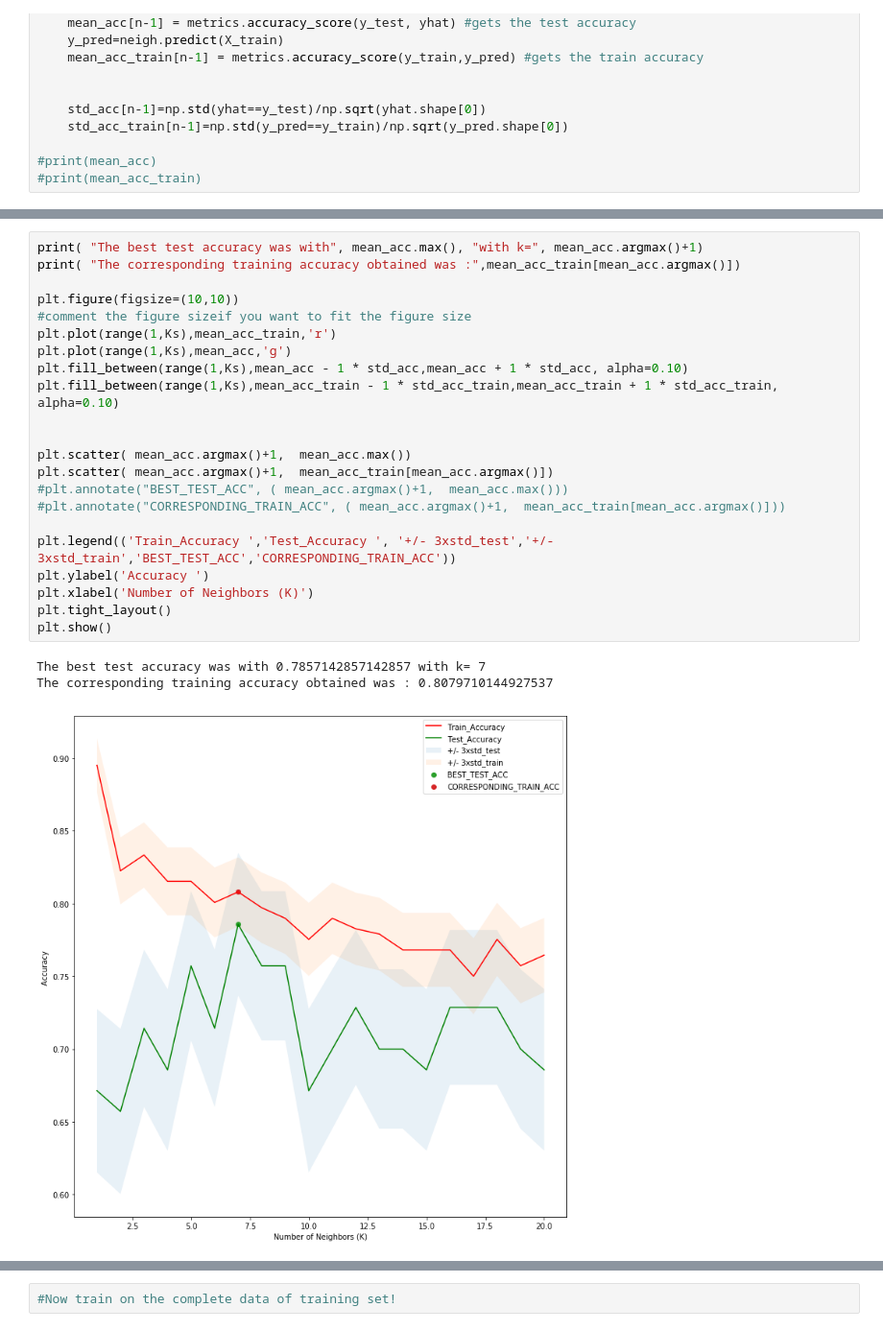
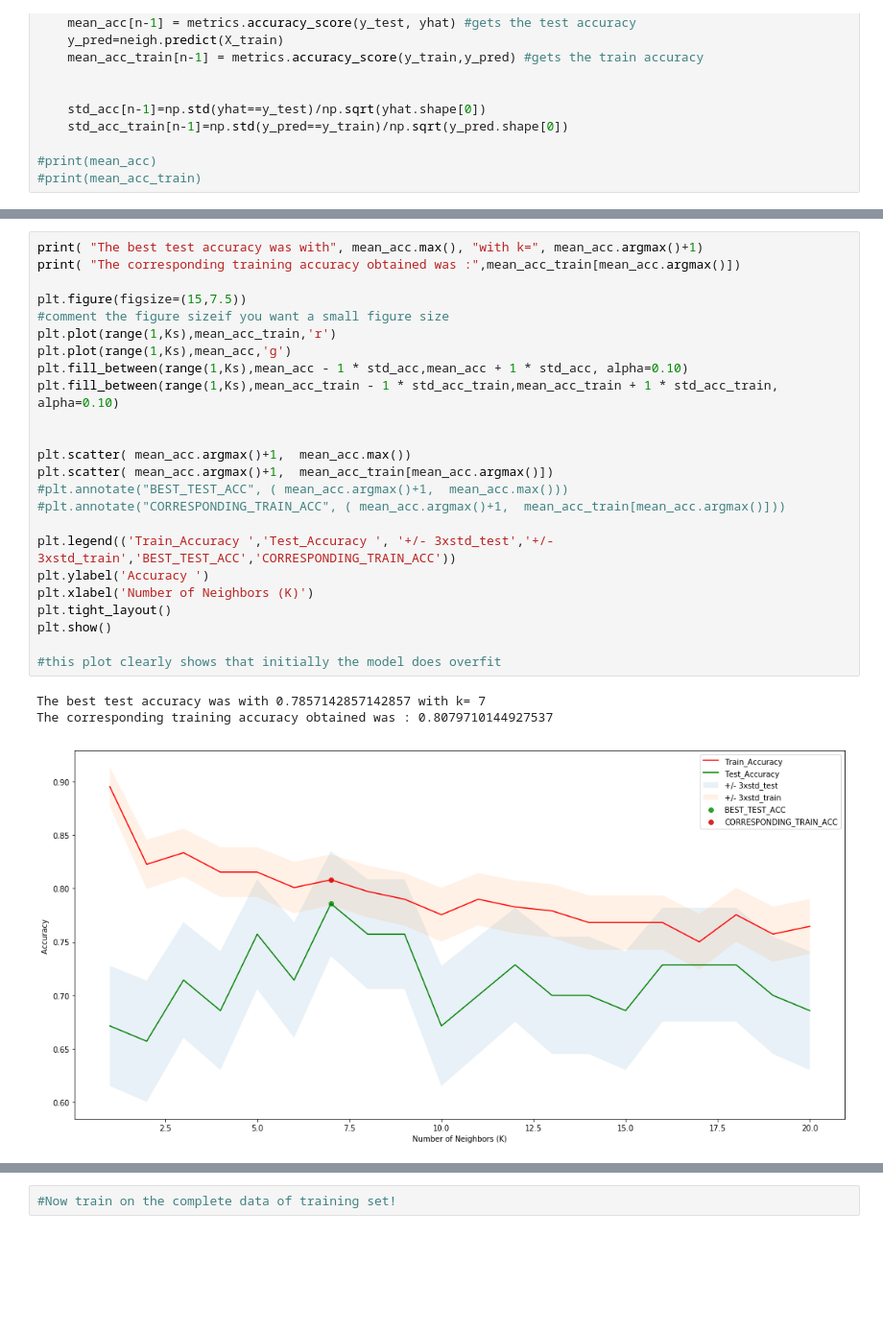
Before and after one commit to khanfarhan10/coursera-ml-capstone-project, a Jupyter notebook: ML_Project.ipynb, the cells around one changed output, grey strips where cells are left out. Shown: that part at 96% size. Drawn from its saved outputs; the diff is of its cells as text; blank space fills up the shorter version.

```diff
--- a/ML_Project.ipynb
+++ b/ML_Project.ipynb
@@ -364,26 +366,28 @@ plt.show()
 # %%
 print( "The best test accuracy was with", mean_acc.max(), "with k=", mean_acc.argmax()+1)
 print( "The corresponding training accuracy obtained was :",mean_acc_train[mean_acc.argmax()])
 
-plt.figure(figsize=(10,10))
-#comment the figure sizeif you want to fit the figure size
+plt.figure(figsize=(15,7.5))
+#comment the figure sizeif you want a small figure size
 plt.plot(range(1,Ks),mean_acc_train,'r')
 plt.plot(range(1,Ks),mean_acc,'g')
 plt.fill_between(range(1,Ks),mean_acc - 1 * std_acc,mean_acc + 1 * std_acc, alpha=0.10)
 plt.fill_between(range(1,Ks),mean_acc_train - 1 * std_acc_train,mean_acc_train + 1 * std_acc_train, alpha=0.10)
 
 
 plt.scatter( mean_acc.argmax()+1,  mean_acc.max())
 plt.scatter( mean_acc.argmax()+1,  mean_acc_train[mean_acc.argmax()])
 #plt.annotate("BEST_TEST_ACC", ( mean_acc.argmax()+1,  mean_acc.max()))
 #plt.annotate("CORRESPONDING_TRAIN_ACC", ( mean_acc.argmax()+1,  mean_acc_train[mean_acc.argmax()]))
 
 plt.legend(('Train_Accuracy ','Test_Accuracy ', '+/- 3xstd_test','+/- 3xstd_train','BEST_TEST_ACC','CORRESPONDING_TRAIN_ACC'))
 plt.ylabel('Accuracy ')
 plt.xlabel('Number of Neighbors (K)')
 plt.tight_layout()
 plt.show()
+
+#this plot clearly shows that initially the model does overfit
 # %% [output]
 The best test accuracy was with 0.7857142857142857 with k= 7
 The corresponding training accuracy obtained was : 0.8079710144927537
-[figure, old version]
+[figure, new version]
```
Also changed, not shown: parts of 6 cells of this notebook.
